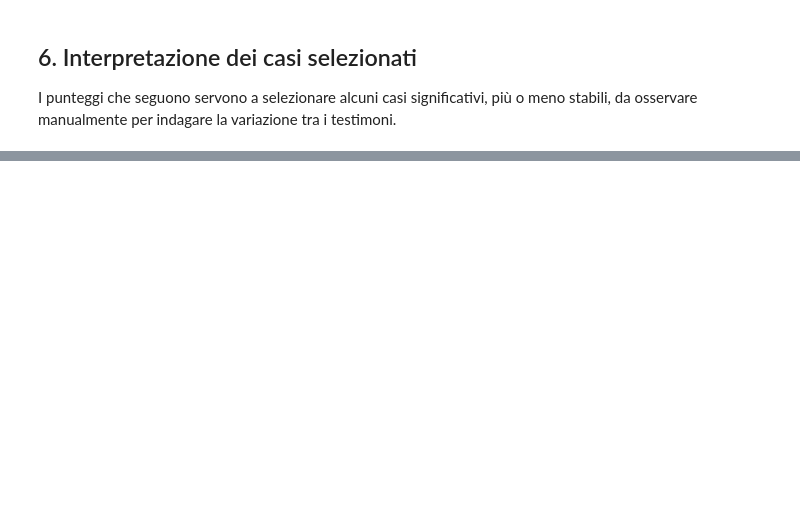
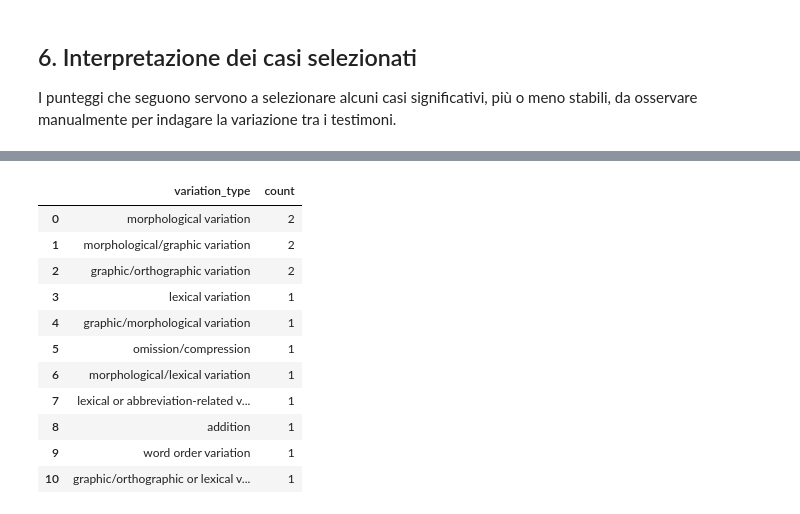
Before and after one commit to 892661/Computational-Philology-Project, a Jupyter notebook: notebooks/textual_variation_workflow.ipynb, the cells around one changed output, grey strips where cells are left out. Cells and saved outputs as stored; diff of their text form; code cells hidden in the pictures; blank space fills up the shorter version.

```diff
--- a/notebooks/textual_variation_workflow.ipynb
+++ b/notebooks/textual_variation_workflow.ipynb
@@ -392,0 +867,23 @@ files.download("comparison_by_segment.csv")
+# %%
+df_variant_type_counts = (
+    df_variant_classification["variation_type"]
+    .value_counts()
+    .reset_index()
+)
+
+df_variant_type_counts.columns = ["variation_type", "count"]
+
+df_variant_type_counts
+# %% [output]
+|  | variation_type | count |
+| 0 | morphological variation | 2 |
+| 1 | morphological/graphic variation | 2 |
+| 2 | graphic/orthographic variation | 2 |
+| 3 | lexical variation | 1 |
+| 4 | graphic/morphological variation | 1 |
+| 5 | omission/compression | 1 |
+| 6 | morphological/lexical variation | 1 |
+| 7 | lexical or abbreviation-related v... | 1 |
+| 8 | addition | 1 |
+| 9 | word order variation | 1 |
+| 10 | graphic/orthographic or lexical v... | 1 |
```
Also changed, not shown: parts of 22 cells of this notebook.
